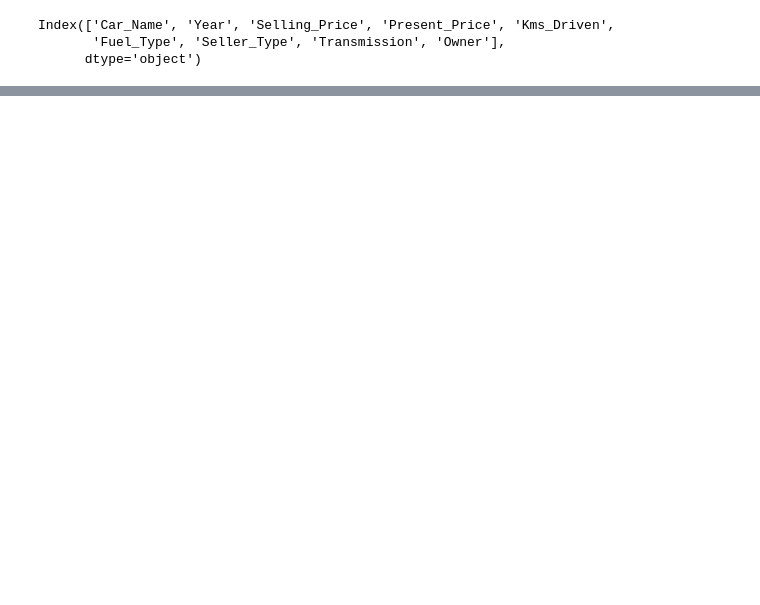
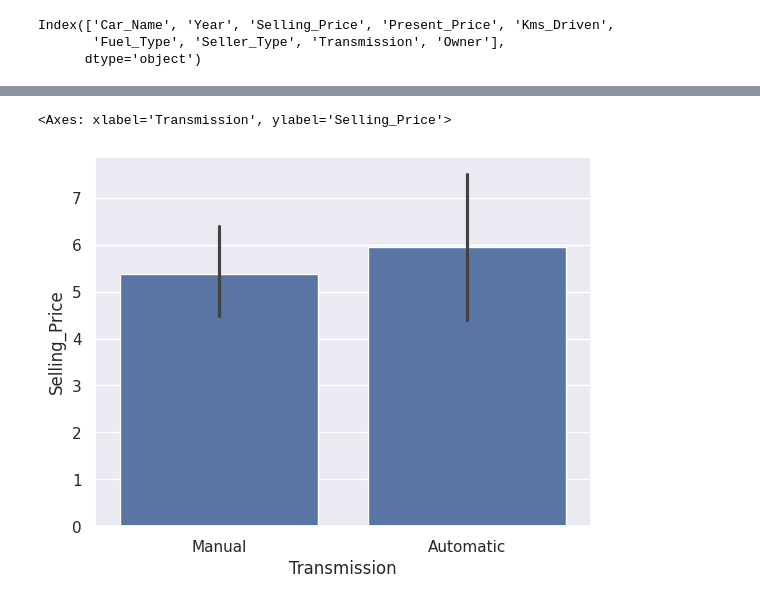
Before and after one commit to ankush-kp/ankush-k-p, a Jupyter notebook: Regression_carsdata.ipynb, the cells around one changed output, grey strips where cells are left out. Cells and saved outputs as stored; diff of their text form; code cells hidden in the pictures; blank space fills up the shorter version.

```diff
--- a/Regression_carsdata.ipynb
+++ b/Regression_carsdata.ipynb
@@ -153,0 +164,5 @@ Passing `palette` without assigning `hue` is deprecated and will be removed in v
+# %%
+sns.barplot(x='Transmission',y='Selling_Price',data=df)
+# %% [output]
+<Axes: xlabel='Transmission', ylabel='Selling_Price'>
+[figure, added]
```
Also changed, not shown: parts of 16 cells of this notebook.
